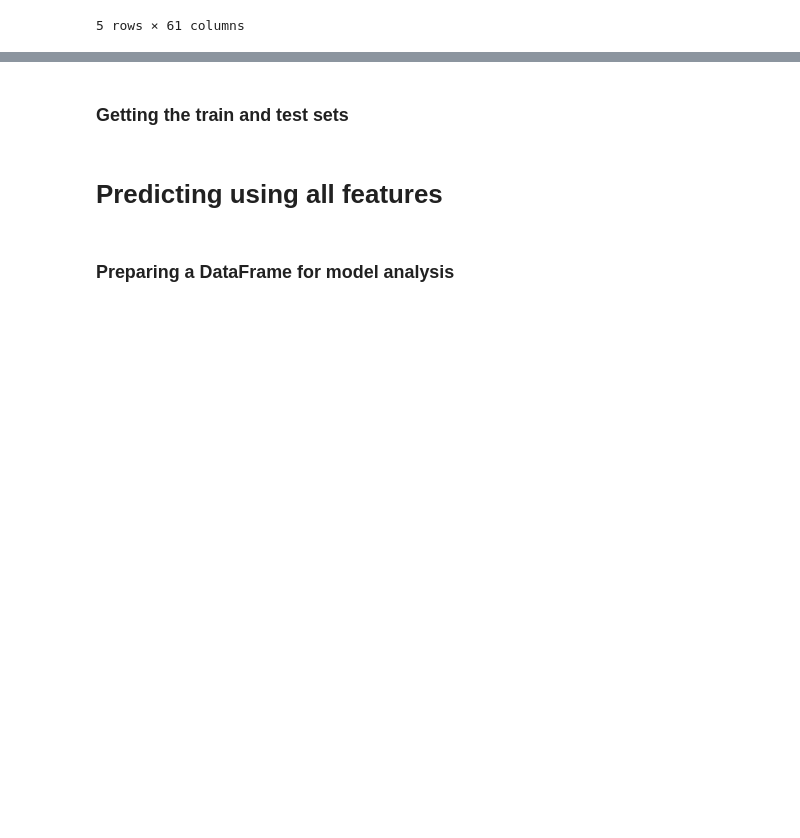
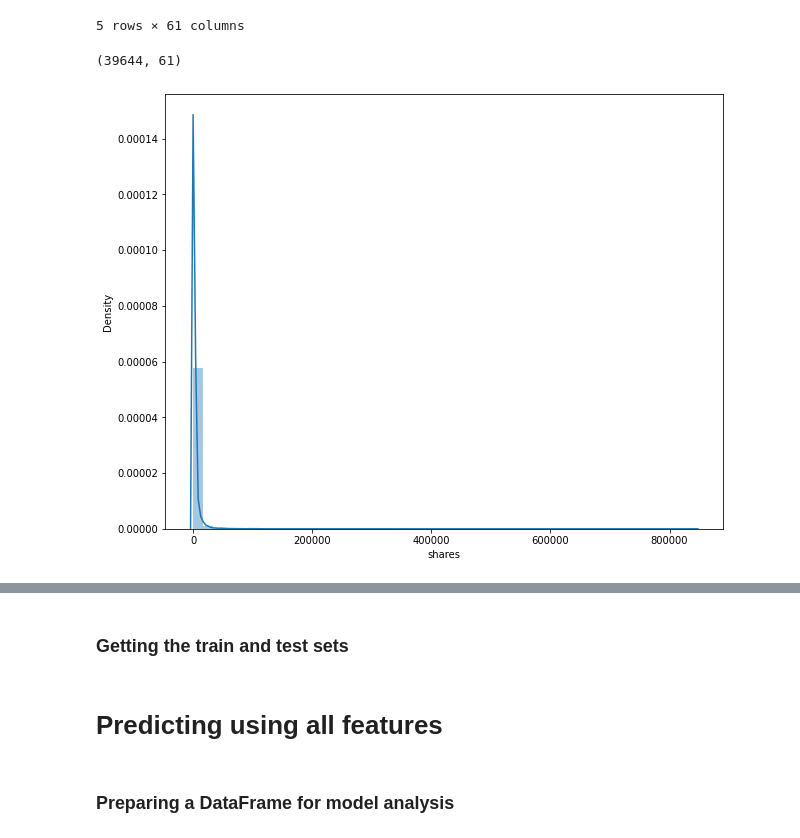
Before and after one commit to zefsgit/prediktiv_analys, a Jupyter notebook: Lecture09/Predicting Post Popularity.ipynb, the cells around one changed output, grey strips where cells are left out. Saved outputs shown, nothing was run; the diff lists cells and outputs as text; code cells hidden in the pictures; blank space fills up the shorter version.

```diff
--- a/Lecture09/Predicting Post Popularity.ipynb
+++ b/Lecture09/Predicting Post Popularity.ipynb
@@ -96,3 +97,7 @@ articles.head()
 | 3 | http://mashable.com/2013/01/07/as... | 731.0 | 9.0 | 531.0 | 0.503788 | 1.0 | ... |
 | 4 | http://mashable.com/2013/01/07/at... | 731.0 | 13.0 | 1072.0 | 0.415646 | 1.0 | ... |
 5 rows × 61 columns
+# %%
+articles.shape
+# %% [output]
+(39644, 61)
@@ -98,0 +111,5 @@ articles.head()
+# %%
+fig, ax = plt.subplots(figsize=(10, 8))
+sns.distplot(articles['shares']);
+# %% [output]
+[figure, added]
```
Also changed, not shown: parts of 10 cells of this notebook, 28 other files.
